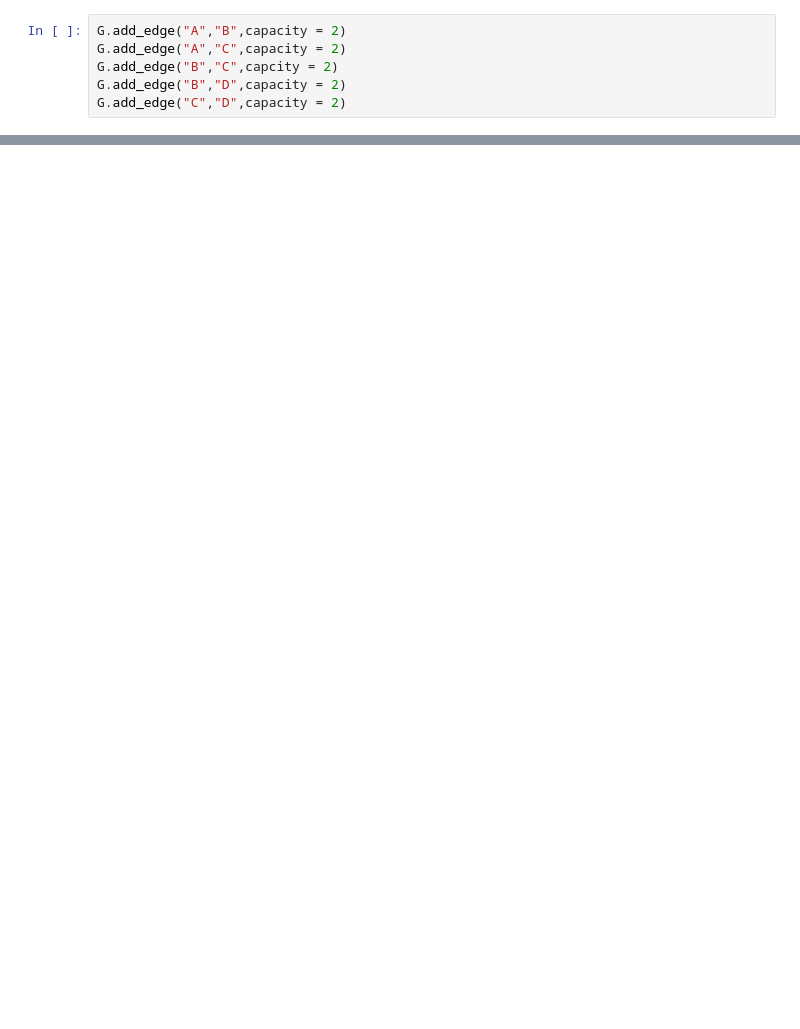
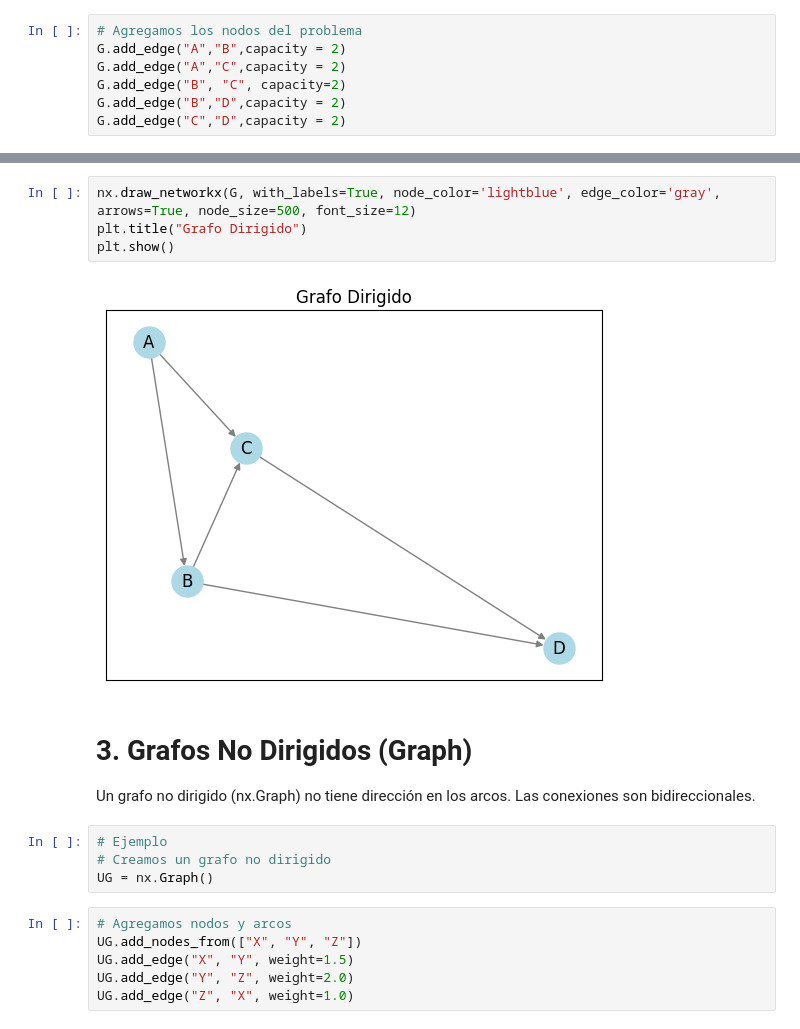
Before and after one commit to gonzoreyes07/Investigaci-n-de-Operaciones, a Jupyter notebook: Librería_Networkx.ipynb, the cells around one changed output, grey strips where cells are left out. Cells and saved outputs as stored; diff of their text form; blank space fills up the shorter version.

```diff
--- a/Librería_Networkx.ipynb
+++ b/Librería_Networkx.ipynb
@@ -7,6 +18,7 @@ G = nx.DiGraph() # grafo dirigido
 # %%
+# Agregamos los nodos del problema
 G.add_edge("A","B",capacity = 2)
 G.add_edge("A","C",capacity = 2)
-G.add_edge("B","C",capcity = 2)
+G.add_edge("B", "C", capacity=2)
 G.add_edge("B","D",capacity = 2)
 G.add_edge("C","D",capacity = 2)
@@ -32,0 +55,20 @@ nx.draw_networkx(G)
+# %%
+nx.draw_networkx(G, with_labels=True, node_color='lightblue', edge_color='gray', arrows=True, node_size=500, font_size=12)
+plt.title("Grafo Dirigido")
+plt.show()
+# %% [output]
+[figure, added]
+# %% [markdown]
+# 3. Grafos No Dirigidos (Graph)
+
+Un grafo no dirigido (nx.Graph) no tiene dirección en los arcos. Las conexiones son bidireccionales.
+# %%
+# Ejemplo
+# Creamos un grafo no dirigido
+UG = nx.Graph()
+# %%
+# Agregamos nodos y arcos
+UG.add_nodes_from(["X", "Y", "Z"])
+UG.add_edge("X", "Y", weight=1.5)
+UG.add_edge("Y", "Z", weight=2.0)
+UG.add_edge("Z", "X", weight=1.0)
```
Also changed, not shown: parts of 27 cells of this notebook.
